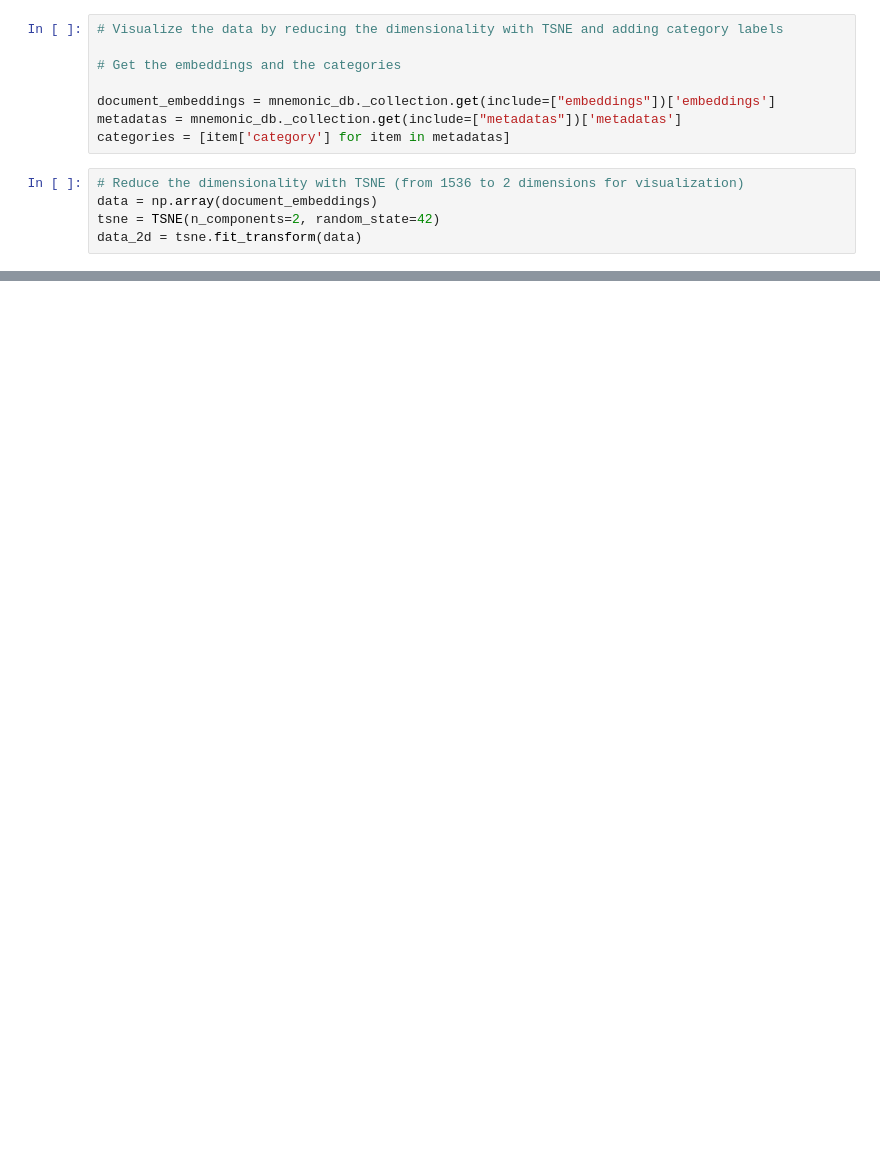
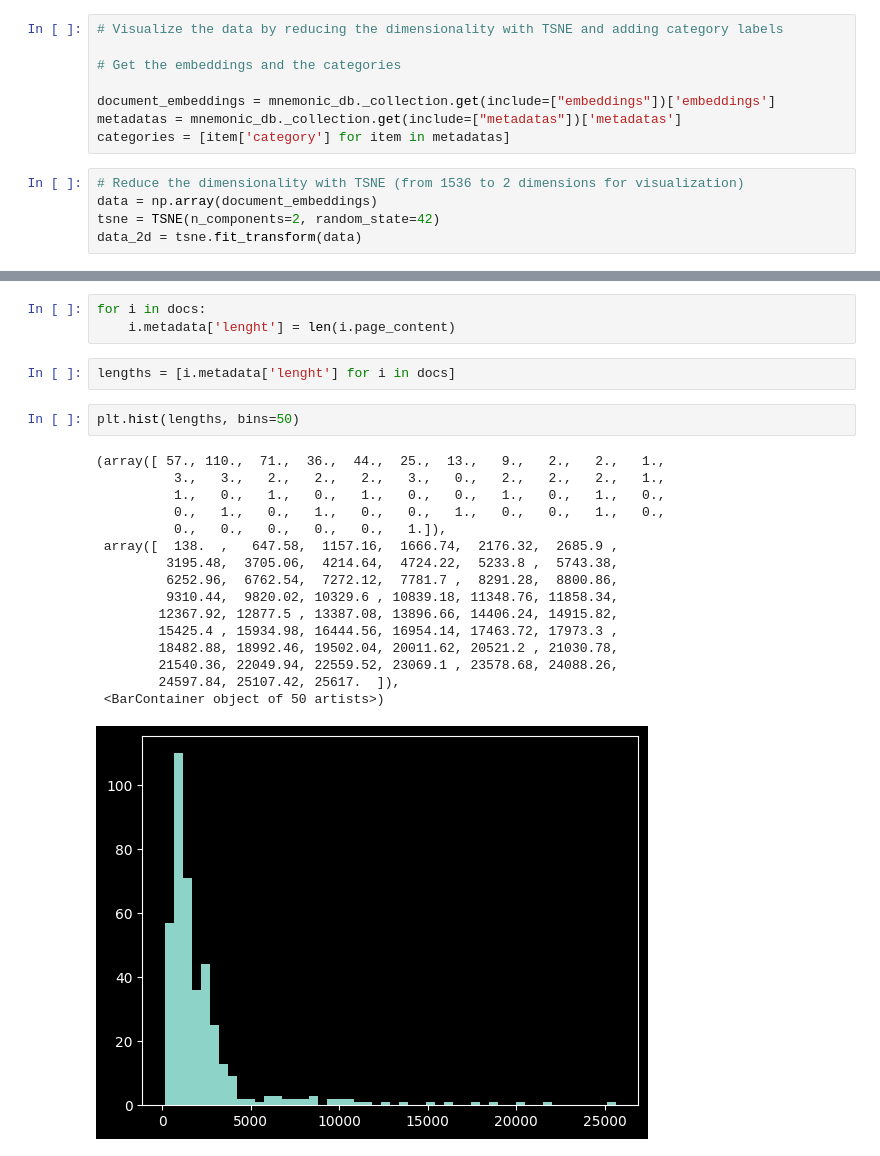
Before and after one commit to fredrikskatland/mnemonic-io-rag, a Jupyter notebook: Cleaning-and-indexing.ipynb, the cells around one changed output, grey strips where cells are left out. Saved outputs shown, nothing was run; the diff lists cells and outputs as text; blank space fills up the shorter version.

```diff
--- a/Cleaning-and-indexing.ipynb
+++ b/Cleaning-and-indexing.ipynb
@@ -106,0 +107,24 @@ plt.show()
+# %%
+for i in docs:
+    i.metadata['lenght'] = len(i.page_content)
+# %%
+lengths = [i.metadata['lenght'] for i in docs]
+# %%
+plt.hist(lengths, bins=50)
+# %% [output]
+(array([ 57., 110.,  71.,  36.,  44.,  25.,  13.,   9.,   2.,   2.,   1.,
+          3.,   3.,   2.,   2.,   2.,   3.,   0.,   2.,   2.,   2.,   1.,
+          1.,   0.,   1.,   0.,   1.,   0.,   0.,   1.,   0.,   1.,   0.,
+          0.,   1.,   0.,   1.,   0.,   0.,   1.,   0.,   0.,   1.,   0.,
+          0.,   0.,   0.,   0.,   0.,   1.]),
+ array([  138.  ,   647.58,  1157.16,  1666.74,  2176.32,  2685.9 ,
+         3195.48,  3705.06,  4214.64,  4724.22,  5233.8 ,  5743.38,
+         6252.96,  6762.54,  7272.12,  7781.7 ,  8291.28,  8800.86,
+         9310.44,  9820.02, 10329.6 , 10839.18, 11348.76, 11858.34,
+        12367.92, 12877.5 , 13387.08, 13896.66, 14406.24, 14915.82,
+        15425.4 , 15934.98, 16444.56, 16954.14, 17463.72, 17973.3 ,
+        18482.88, 18992.46, 19502.04, 20011.62, 20521.2 , 21030.78,
+        21540.36, 22049.94, 22559.52, 23069.1 , 23578.68, 24088.26,
+        24597.84, 25107.42, 25617.  ]),
+ <BarContainer object of 50 artists>)
+[figure, added]
```
Also changed, not shown: parts of 9 cells of this notebook, 3 other files.
